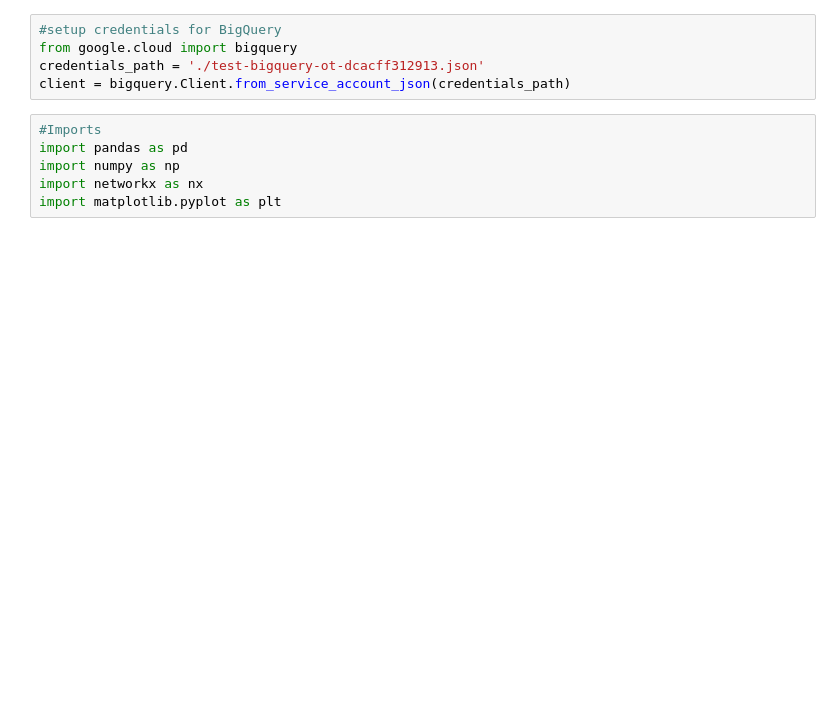
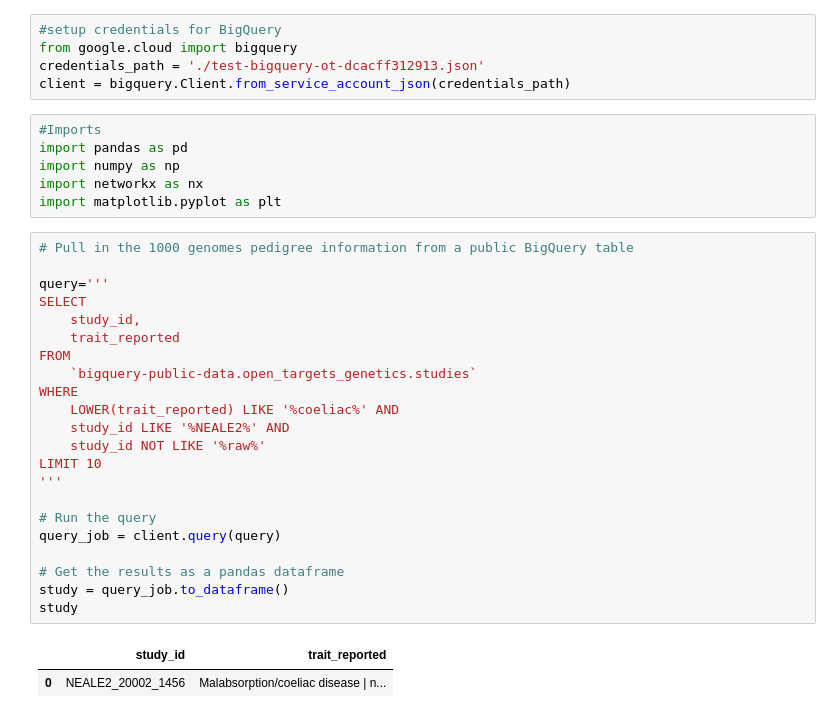
Before and after one commit to anderseng/Quick-Pedigree-Plotting, a Jupyter notebook: OpenTargets_Query.ipynb, the cells around one changed output. Drawn from its saved outputs; the diff is of its cells as text; blank space fills up the shorter version.

```diff
--- a/OpenTargets_Query.ipynb
+++ b/OpenTargets_Query.ipynb
@@ -9,3 +9,28 @@ import pandas as pd
 import numpy as np
 import networkx as nx
 import matplotlib.pyplot as plt
+# %%
+# Pull in the 1000 genomes pedigree information from a public BigQuery table
+
+query='''
+SELECT
+    study_id,
+    trait_reported
+FROM
+    `bigquery-public-data.open_targets_genetics.studies`
+WHERE
+    LOWER(trait_reported) LIKE '%coeliac%' AND
+    study_id LIKE '%NEALE2%' AND
+    study_id NOT LIKE '%raw%'
+LIMIT 10
+'''
+
+# Run the query
+query_job = client.query(query)
+
+# Get the results as a pandas dataframe
+study = query_job.to_dataframe()
+study
+# %% [output]
+|  | study_id | trait_reported |
+| 0 | NEALE2_20002_1456 | Malabsorption/coeliac disease | n... |
```
Also changed, not shown: parts of 6 cells of this notebook.
